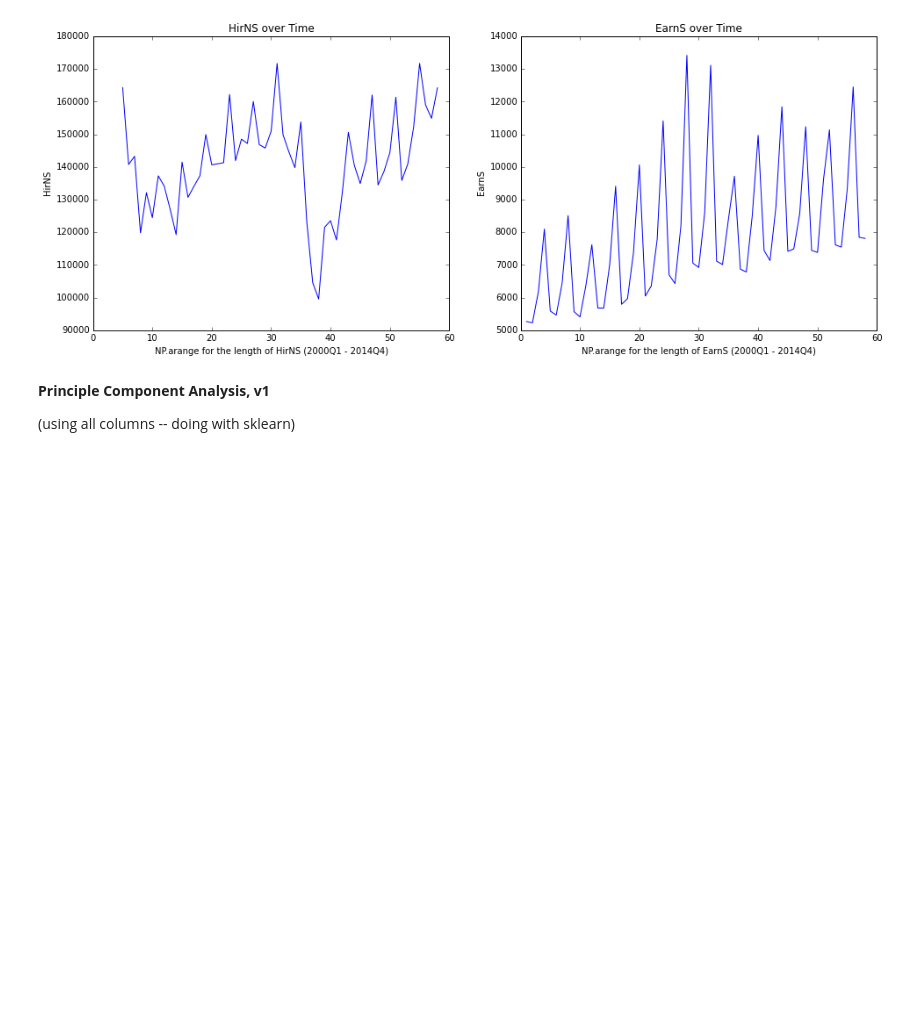
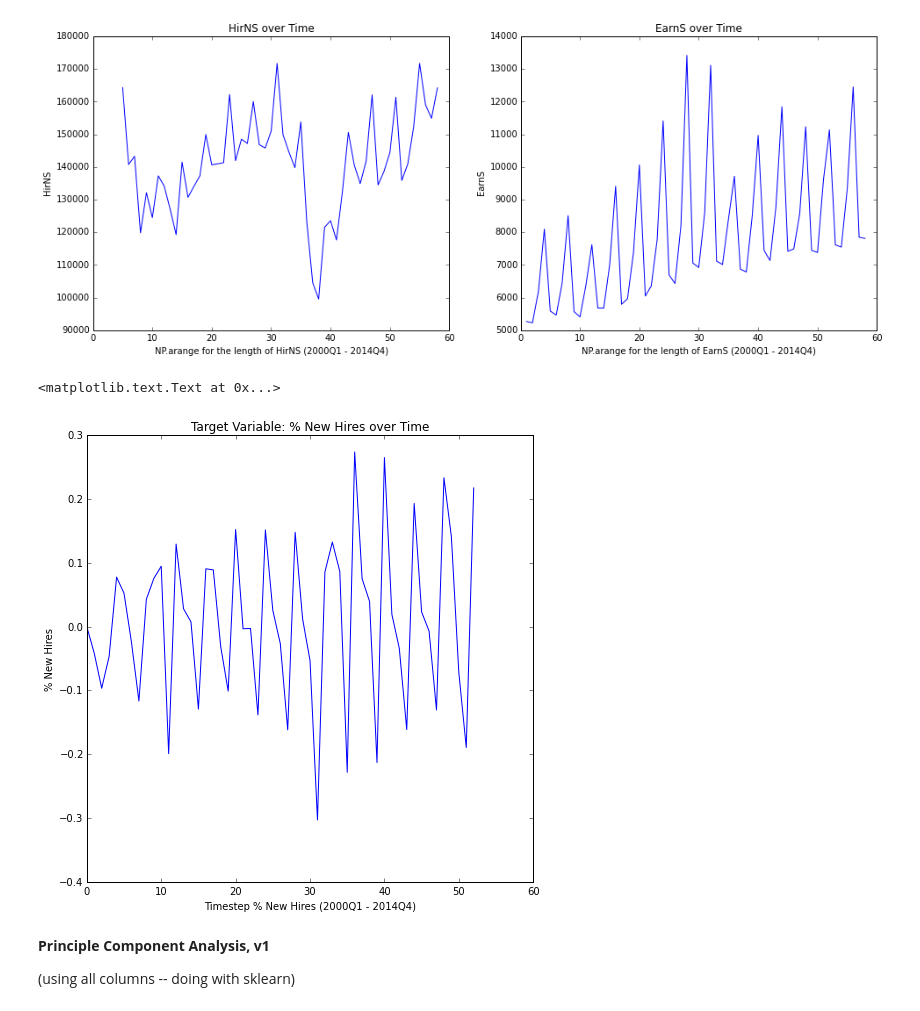
Before and after one commit to carlyleadavis/NYU_datafacility, a Jupyter notebook: QWI_indicators/QWI_Clustering_CAD_v2.ipynb, the cells around one changed output. Drawn from its saved outputs; the diff is of its cells as text; code cells hidden in the pictures; blank space fills up the shorter version.

```diff
--- a/QWI_indicators/QWI_Clustering_CAD_v2.ipynb
+++ b/QWI_indicators/QWI_Clustering_CAD_v2.ipynb
@@ -116,6 +116,15 @@ for i in np.arange(len(data['HirN'])-1):
 #print (HirN_per)
 
 data['HirN_per'] = HirN_per
+# %%
+figure, ax1 = pl.subplots(figsize=(8,8))
+ax1.plot(np.arange(len(data.HirN_per)), data.HirN_per, label = 'all data')
+ax1.set_xlabel('Timestep % New Hires (2000Q1 - 2014Q4)')
+ax1.set_ylabel('% New Hires')
+ax1.set_title('Target Variable: % New Hires over Time')
+# %% [output]
+<matplotlib.text.Text at 0x...>
+[figure, added]
 # %%
 data.head()
 data.drop(['index'], axis=1, inplace=True)
```
